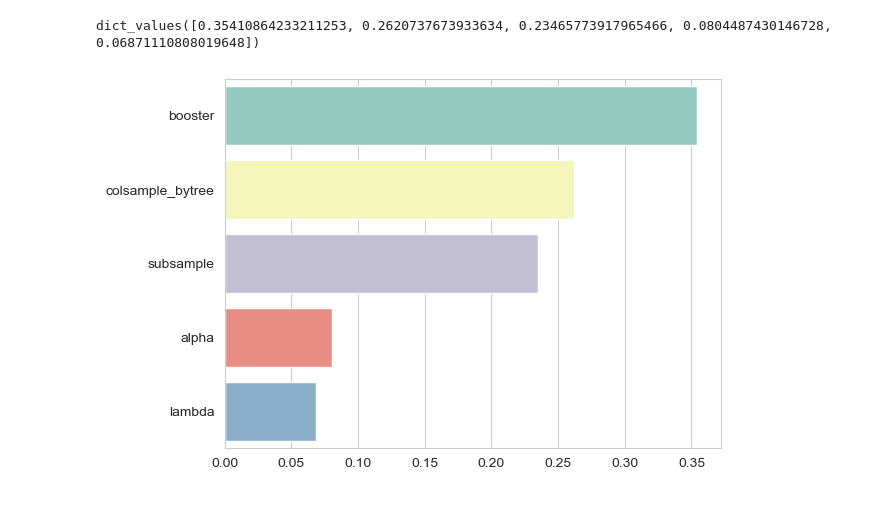
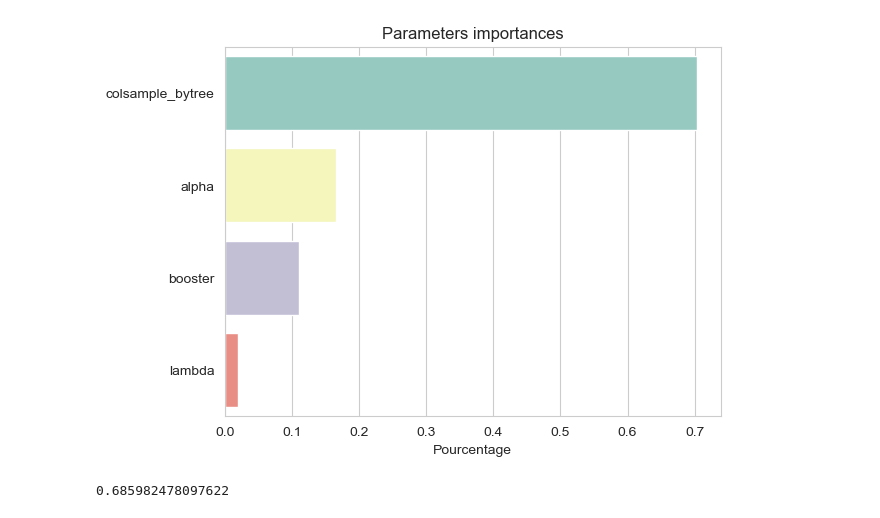
Before and after one commit to DataScientest-Studio/fev24_cds_nba1, a Jupyter notebook: notebooks/7.0-sarah-modelisation-per-player.ipynb, the cells around one changed output. Drawn from its saved outputs; the diff is of its cells as text; code cells hidden in the pictures.

Commit message:
Update modelisation per player

```diff
--- a/notebooks/7.0-sarah-modelisation-per-player.ipynb
+++ b/notebooks/7.0-sarah-modelisation-per-player.ipynb
@@ -10,9 +10,10 @@ import xgboost as xgb
 import seaborn as sns
 import matplotlib.pyplot as plt
 
+# style for
 sns.set_style("whitegrid")
 pd.set_option('display.max_columns', 500)
-df = pd.read_csv("../data/processed/all_shots_only_selected_features-v2.csv", index_col=0)
+df = pd.read_csv("../data/processed/all_shots_only_selected_features.csv", index_col=0)
 
 PLAYERS =['Kobe Bryant', 'LeBron James', 'Stephen Curry', 'Kevin Durant', 'Dwyane Wade',
         'Dirk Nowitzki', 'Tim Duncan', "Shaquille O'Neal", "Steve Nash", "Kawhi Leonard",
@@ -25,30 +44,46 @@ X_test = ""
 y_test = ""
 y_pred = ""
 
-def for_player(player=None, year=None):
+def for_player(player: str = None) -> dict:
+    """ This function creates on optuna study to find the best parameters and train an xgboost Classifier.
+
+    Args:
+        player (str, optional): Name of the studied player. Defaults to None.
+        If None, the whole dataset is studied
+
+    Returns:
+        dict containing the number of finished trials, the best accuracy reached, the best parameters, the name of the studied player, the importances for each parameter.
+    """
     global X_test
     global X_train
     global y_test
     global y_train
 
     if(player):
+        # if player is set, we filter the dataframe
         df_player = df[df.PLAYER1_NAME==player]
     else:
+        # else we use the whole DF
         df_player = df.copy()
 
+    # separate features and target
     X = df_player.drop(['target', 'PLAYER1_NAME'], axis=1)
     X = pd.get_dummies(X)
     y = df_player.target
 
+    # splitting the training and test datasets
     X_train, X_test, y_train, y_test = train_test_split(X, y, test_size=0.20, shuffle=True, stratify=y)
 
+    # normalisation
     scaler = MinMaxScaler()
     X_train = scaler.fit_transform(X_train)
     X_test = scaler.transform(X_test)
 
+    # launch optuna study
     study = optuna.create_study(direction='maximize')
     study.optimize(objective, n_trials=50)
 
+    # return parameters and best accuracy
     return {
         "Number of finished trials": len(study.trials),
         "Best trial accuracy" : study.best_trial.value,
@@ -58,7 +93,15 @@ def for_player(player=None, year=None):
     }
 
 
-def objective(trial):
+def objective(trial) -> float:
+    """objective function to be maximized.
+
+    Args:
+        trial (_type_): _description_
+
+    Returns:
+        float: accuracy for the trial
+    """
     global X_test
     global X_train
     global y_test
@@ -76,8 +119,6 @@ def objective(trial):
         "lambda": trial.suggest_float("lambda", 1e-10, 1.0, log=True),
         # L1 regularization weight.
         "alpha": trial.suggest_float("alpha", 1e-10, 1.0, log=True),
-        # sampling ratio for training data.
-        "subsample": trial.suggest_float("subsample", 0.2, 1.0),
         # sampling according to each tree.
         "colsample_bytree": trial.suggest_float("colsample_bytree", 0.6, 1.0),
     }
@@ -100,6 +141,7 @@ def objective(trial):
     train = xgb.DMatrix(data=X_train, label=y_train)
     test = xgb.DMatrix(data=X_test, label=y_test)
 
+    # callback to stop the trial early
     pruning_callback = optuna.integration.XGBoostPruningCallback(
         trial, "validation-aucpr"
     )
@@ -134,11 +176,15 @@ history = for_player()
-# %%
-history['Importances'].values()
-# %% [output]
-dict_values([0.35410864233211253, 0.2620737673933634, 0.23465773917965466, 0.0804487430146728, 0.06871110808019648])
 # %%
+# display importances
 perc =  [float(i) for i in history['Importances'].values()]
 sns.barplot(x=perc,y=list(history['Importances'].keys()))
+plt.title("Parameters importances")
+plt.xlabel("Pourcentage")
 plt.show()
 # %% [output]
-[figure, old version]
+[figure, new version]
+# %%
+accuracy_global = history["Best trial accuracy"]
+accuracy_global
+# %% [output]
+0.685982478097622
 # %%
```
Also changed, not shown: parts of 8 cells of this notebook, 2 other files.
